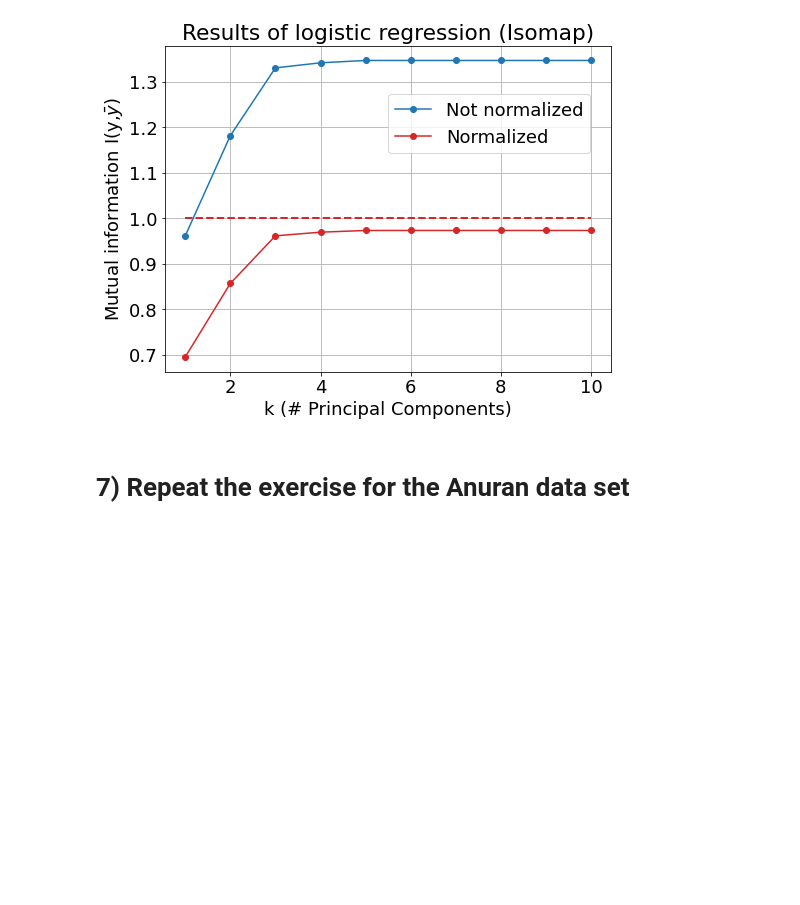
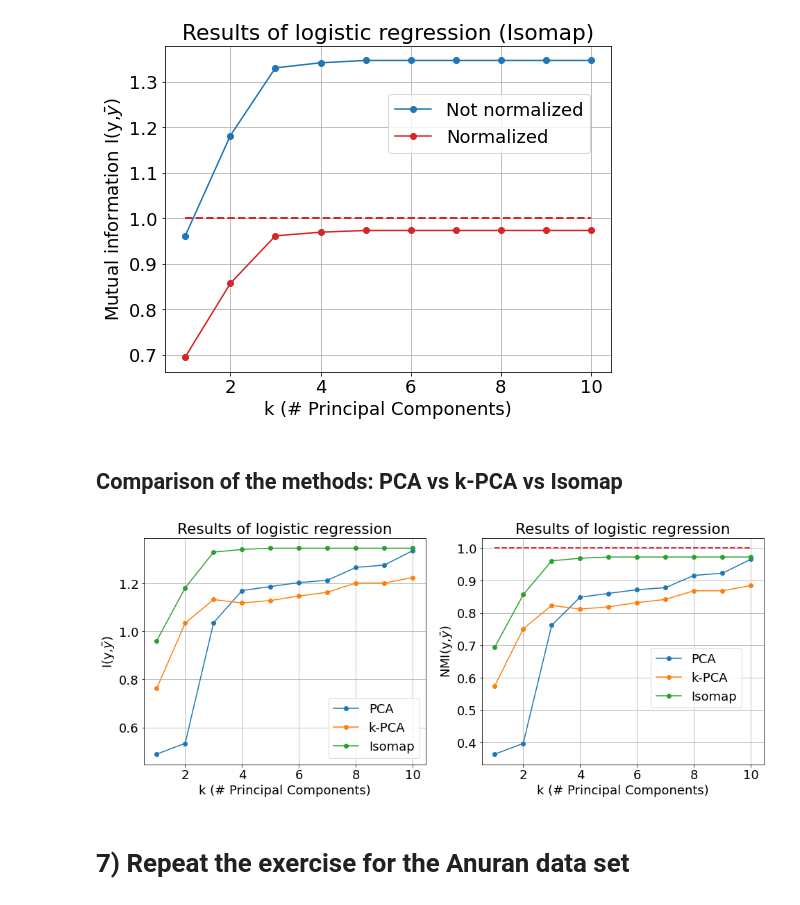
Before and after one commit to vdeltatto/unsupervised-learning, a Jupyter notebook: Second_exercise/Second exercise.ipynb, the cells around one changed output. Saved outputs shown, nothing was run; the diff lists cells and outputs as text; code cells hidden in the pictures; blank space fills up the shorter version.

Commit message:
Added comparison between methods

```diff
--- a/Second_exercise/Second exercise.ipynb
+++ b/Second_exercise/Second exercise.ipynb
@@ -218,8 +218,8 @@ def compute_mutual_info(y1,y2):
 Let's apply a multinomial logistic regression using the PCs of the data in the learning set and the corresponding labels, for an increasing number of PCs $k\in[1,10]$. After that, the multinomial model is applied on the PCs of the test set and the predicted labels are compared with the ground-truth ones, by computing the mutual information as a function of $k$.
 # %%
 k_values = range(1,11)
-mutual_info = []
-mutual_info_normalized = []
+mutual_info_PCA = []
+mutual_info_normalized_PCA = []
 for k in k_values:
     PCs_learning = Y_learning[:,:k]
     PCs_test = Y_test[:,:k]
@@ -232,7 +232,7 @@ for k in k_values:
     labels_predicted = model.predict(PCs_test)
 
     results = compute_mutual_info(labels_predicted,labels_test)
-    mutual_info.append(results[0])
-    mutual_info_normalized.append(results[1])
+    mutual_info_PCA.append(results[0])
+    mutual_info_normalized_PCA.append(results[1])
 # %%
 plt.figure(figsize=(8,6))
@@ -711,6 +711,32 @@ plt.title("Results of logistic regression (Isomap)")
 plt.grid("on")
 # %% [output]
 [figure]
+# %% [markdown]
+## Comparison of the methods: PCA vs k-PCA vs Isomap
+# %%
+fig, (ax1,ax2) = plt.subplots(1,2,figsize=(16,6))
+
+ax1.plot(np.arange(1,D+1),mutual_info_PCA,'o-',label="PCA")
+ax2.plot(np.arange(1,D+1),mutual_info_normalized_PCA,'o-',label="PCA")
+
+sigma = sigmas[-1]
+ax1.plot(np.arange(1,D+1),mutual_info_kPCA[sigma],'o-',label="k-PCA")
+ax2.plot(np.arange(1,D+1),mutual_info_normalized_kPCA[sigma],'o-',label="k-PCA")
+
+ax1.plot(np.arange(1,D+1),mutual_info_isomap,'o-',label="Isomap")
+ax2.plot(np.arange(1,D+1),mutual_info_normalized_isomap,'o-',label="Isomap")
+
+ax2.plot(np.arange(1,D+1),np.ones(D),'--',color='tab:red',linewidth=2)
+ax1.set(xlabel="k (# Principal Components)",ylabel="I(y,$\\bar{y}$)",
+        title="Results of logistic regression")
+ax2.set(xlabel="k (# Principal Components)",ylabel="NMI(y,$\\bar{y}$)",
+        title="Results of logistic regression")
+ax1.legend(loc='best')
+ax2.legend(loc=(0.6,0.25))
+ax1.grid("on")
+ax2.grid("on")
+# %% [output]
+[figure, added]
 # %% [markdown]
 # 7) Repeat the exercise for the Anuran data set
 # %%
```
Also changed, not shown: parts of 19 cells of this notebook.
